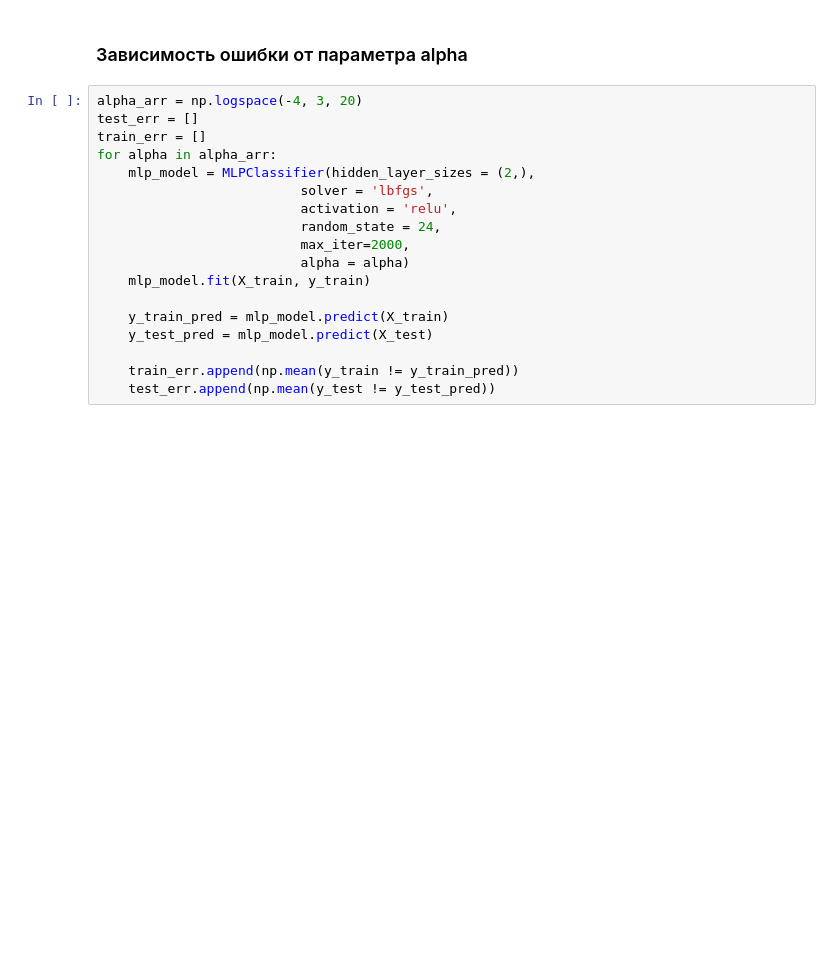
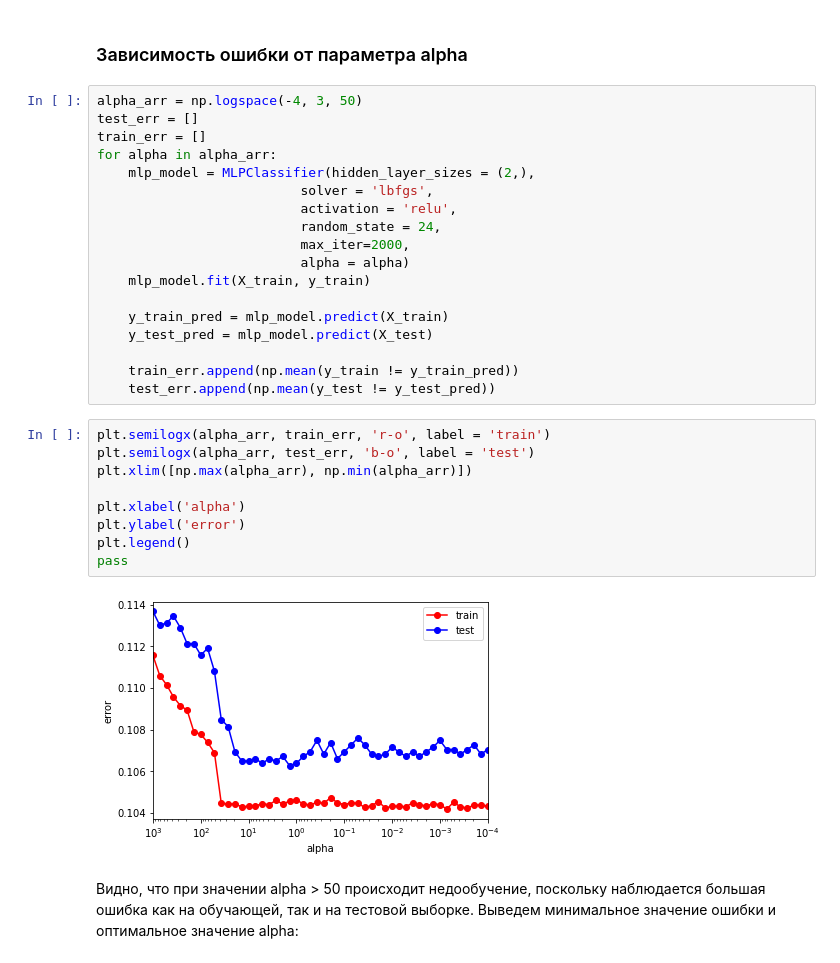
Before and after one commit to v-Golubev/MachineLearning, a Jupyter notebook: Classification_2.ipynb, the cells around one changed output. Saved outputs shown, nothing was run; the diff lists cells and outputs as text; blank space fills up the shorter version.

```diff
--- a/Classification_2.ipynb
+++ b/Classification_2.ipynb
@@ -183,7 +183,7 @@ np.mean(y_train != y_train_pred), np.mean(y_test != y_test_pred)
 # %% [markdown]
 ### Зависимость ошибки от параметра alpha
 # %%
-alpha_arr = np.logspace(-4, 3, 20)
+alpha_arr = np.logspace(-4, 3, 50)
 test_err = []
 train_err = []
 for alpha in alpha_arr:
@@ -200,3 +200,16 @@ for alpha in alpha_arr:
 
     train_err.append(np.mean(y_train != y_train_pred))
     test_err.append(np.mean(y_test != y_test_pred))
+# %%
+plt.semilogx(alpha_arr, train_err, 'r-o', label = 'train')
+plt.semilogx(alpha_arr, test_err, 'b-o', label = 'test')
+plt.xlim([np.max(alpha_arr), np.min(alpha_arr)])
+
+plt.xlabel('alpha')
+plt.ylabel('error')
+plt.legend()
+pass
+# %% [output]
+[figure, added]
+# %% [markdown]
+Видно, что при значении alpha > 50 происходит недообучение, поскольку наблюдается большая ошибка как на обучающей, так и на тестовой выборке. Выведем минимальное значение ошибки и оптимальное значение alpha:
```
Also changed, not shown: parts of 15 cells of this notebook.
